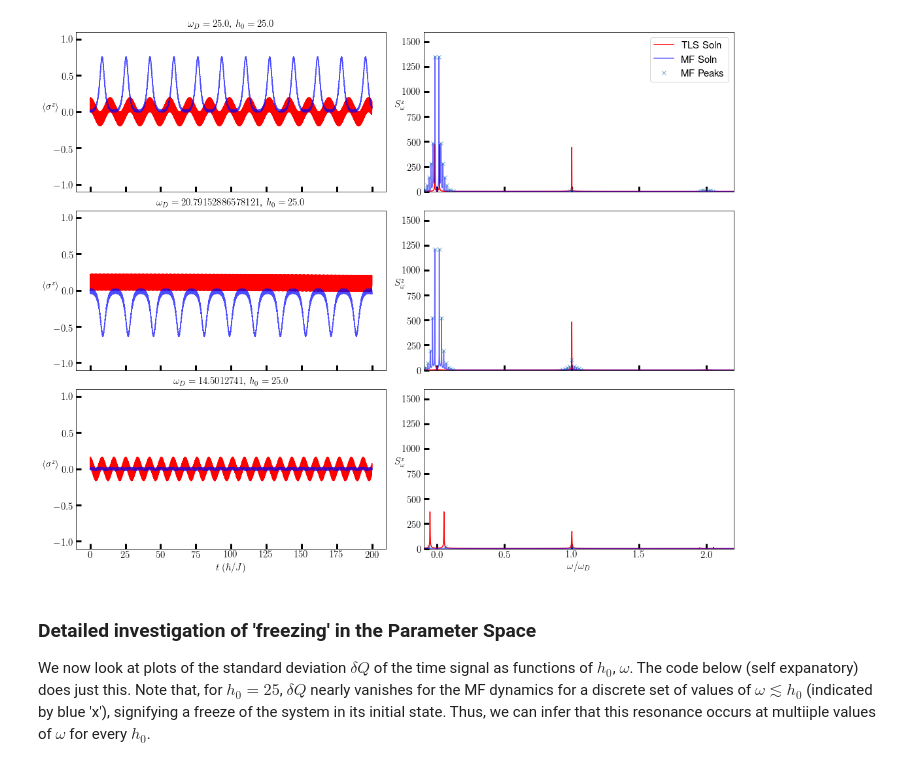
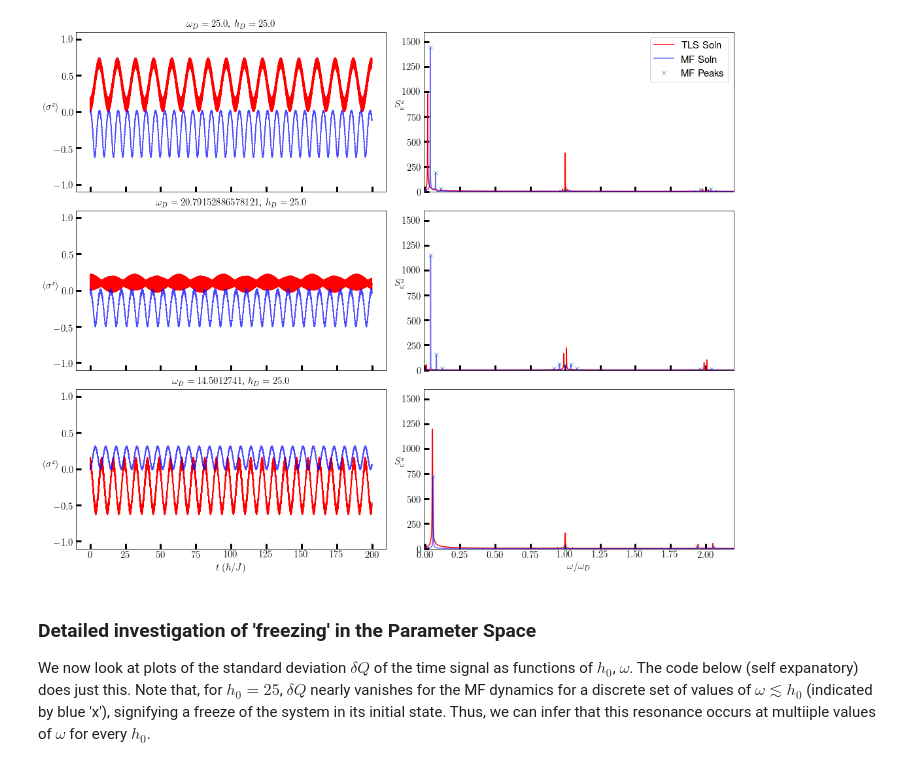
Before and after one commit to deyh2020/periodic_lipkin, a Jupyter notebook: lipkin.ipynb, the cells around one changed output. Drawn from its saved outputs; the diff is of its cells as text; code cells hidden in the pictures.

```diff
--- a/lipkin.ipynb
+++ b/lipkin.ipynb
@@ -53,7 +47,7 @@ rc('font',**{'family':'sans-serif','sans-serif':['Helvetica']})
 rc('text', usetex=True)
 
 fs = 15
-pheightmin = 5
+pheightmin = 10
 
 fig, axs = plt.subplots(3, 2, sharex='col', figsize=(15,12))
 
@@ -62,77 +56,82 @@ sy = np.array([[0, -1j],[1j, 0]])
 sz = np.array([[1, 0],[0, -1]])
 
 t = np.linspace(0, 200, 10000)
-h0 = 25.0
+h0 = 0.1
+h = 25.0
 eta = 2.40482555769577
-omegas = [h0, 2.0 * h0/eta, 14.5012741]
+omegas = [h, 2.0 * h/eta, 14.5012741]
 
 lastplot = len(omegas) - 1
 
-def mf_jac (psi, t, h0, omega):
+def mf_jac (psi, t, h0, h, omega):
     sx_mf = multi_dot([psi.conjugate(), sx, psi])
-    jac = (1j) * (sx_mf * sx + h0 * np.cos(omega *t)* sz)
+    drive = h0 + h * np.cos(omega * t)
+    jac = (1j) * (sx_mf * sx + drive * sz)
     return jac
 
-def mf_func (psi, t, h0, omega):
-    return np.dot(mf_jac(psi, t, h0, omega), psi)
+def mf_func (psi, t, h0, h, omega):
+    return np.dot(mf_jac(psi, t, h0, h, omega), psi)
 
-def tls_jac (psi, t, h0, omega):
-    jac = (1j) * (sx + h0 * np.cos(omega *t)* sz)
+def tls_jac (psi, t, h0, h, omega):
+    drive = h0 + h * np.cos(omega * t)
+    jac = (1j) * (sx + drive * sz)
     return jac
 
-def tls_func (psi, t, h0, omega):
-    return np.dot(tls_jac(psi, t, h0, omega), psi)
+def tls_func (psi, t, h0, h, omega):
+    return np.dot(tls_jac(psi, t, h0, h, omega), psi)
 
 #Start from the t=0 ground state
-#evals, evecs = eig((1j) * tls_jac(None, 0.0, h0, 1.0))
+#evals, evecs = eig((1j) * tls_jac(None, 0.0, h0, h, 1.0))
 #psi0 = evecs[:,np.argmin(evals)].copy()
 
 #Start from eigenstate of sx
-evals, evecs = eig((1j) * tls_jac(None, 0.0, 0.0, 0.0))
+evals, evecs = eig((1j) * tls_jac(None, 0.0, 0.0, 0.0, 0.0))
 psi0 = evecs[:,np.argmin(evals)].copy()
 
 for i, w in enumerate(omegas):
     # Set up the inputs and call odeintw to solve the system.
-    sol_mf = odeintw(mf_func, psi0, t, args=(h0, w), Dfun=mf_jac)
-    sol_tls = odeintw(tls_func, psi0, t, args=(h0, w), Dfun=tls_jac)
+    sol_mf = odeintw(mf_func, psi0, t, args=(h0, h, w), Dfun=mf_jac)
+    sol_tls = odeintw(tls_func, psi0, t, args=(h0, h, w), Dfun=tls_jac)
     #calculate expectation values
     mx_mf = np.einsum("ij,jk,ik->i", sol_mf.conjugate(), sx, sol_mf)
     mz_mf = np.einsum("ij,jk,ik->i", sol_mf.conjugate(), sz, sol_mf)
     mx_tls = np.einsum("ij,jk,ik->i", sol_tls.conjugate(), sx, sol_tls)
     mz_tls = np.einsum("ij,jk,ik->i", sol_tls.conjugate(), sz, sol_tls)
 
-    axs[i, 0].set_title(r"$\omega_D = {}$, ".format(w) + r"$h_0 = {}$ ".format(h0), fontsize=fs)
+    axs[i, 0].set_title(r"$\omega_D = {}$, ".format(w) + r"$h_D = {}$ ".format(h), fontsize=fs)
     axs[i, 0].plot(t, mz_tls.real,'r', label = "TLS Soln")
     axs[i, 0].plot(t, mz_mf.real, 'b', label = "MF Soln", alpha=0.7)
     axs[i, 0].set_ylabel(r'$\langle\sigma^z\rangle$',fontsize=fs, rotation=0)
     axs[i, 0].tick_params(direction='in', length=8, width=3, labelsize=fs)
     axs[i, 0].set_yticks([-1.,-0.5,0.,0.5,1.], minor=False)
+    #axs[i, 0].set_xlim(-1.1, 10.1)
     axs[i, 0].set_ylim(-1.1, 1.1)
 
     #Now, FFT
     freqs_mf = np.fft.fftshift(np.fft.fftfreq(np.size(mz_mf), d=t[1]-t[0]))
     spectrum_mf = np.fft.fftshift(np.fft.fft(mz_mf - np.average(mz_mf)))
     freqs_tls = np.fft.fftshift(np.fft.fftfreq(np.size(mz_tls), d=t[1]-t[0]))
     spectrum_tls = np.fft.fftshift(np.fft.fft(mz_tls - np.average(mz_tls)))
     axs[i, 1].set_ylabel(r'$S^z_\omega$',fontsize=fs, rotation=0)
     axs[i, 1].tick_params(direction='in', length=8, width=3, labelsize=fs)
     axs[i, 1].plot(2.0 * np.pi * freqs_tls.real/w, np.abs(spectrum_tls),'r', label = "TLS Soln")
     axs[i, 1].plot(2.0 * np.pi * freqs_mf.real/w, np.abs(spectrum_mf),'b', label = "MF Soln", alpha=0.6)
     peaks, _ = find_peaks(np.abs(spectrum_mf), height=pheightmin)
     axs[i, 1].plot(2.0 * np.pi * freqs_mf[peaks].real/w, np.abs(spectrum_mf[peaks]), "x", label = "MF Peaks", alpha=0.6)
     axs[i, 1].set_ylim(-0.01, 1600)
-    axs[i, 1].set_xlim(-0.1, 2.2)
+    axs[i, 1].set_xlim(-0.01, 2.2)
+
 
 axs[lastplot, 0].set_xlabel(r'$t\;(\hbar/J)$',fontsize=fs)
 axs[lastplot, 1].set_xlabel(r'$\omega/\omega_D$',fontsize=fs)
 
 legend0 = axs[0, 1].legend(prop={'size': fs})
 
 # Norm sanity check
 #plt.plot(t, np.abs(sol_mf[:, 0])**2 + np.abs(sol_mf[:, 1])**2)
 fig.tight_layout()
 # %% [output]
-[figure, old version]
+[figure, new version]
 # %% [markdown]
 ### Detailed investigation of 'freezing' in the Parameter Space
 
```
Also changed, not shown: parts of 3 cells of this notebook, 3 other files.
